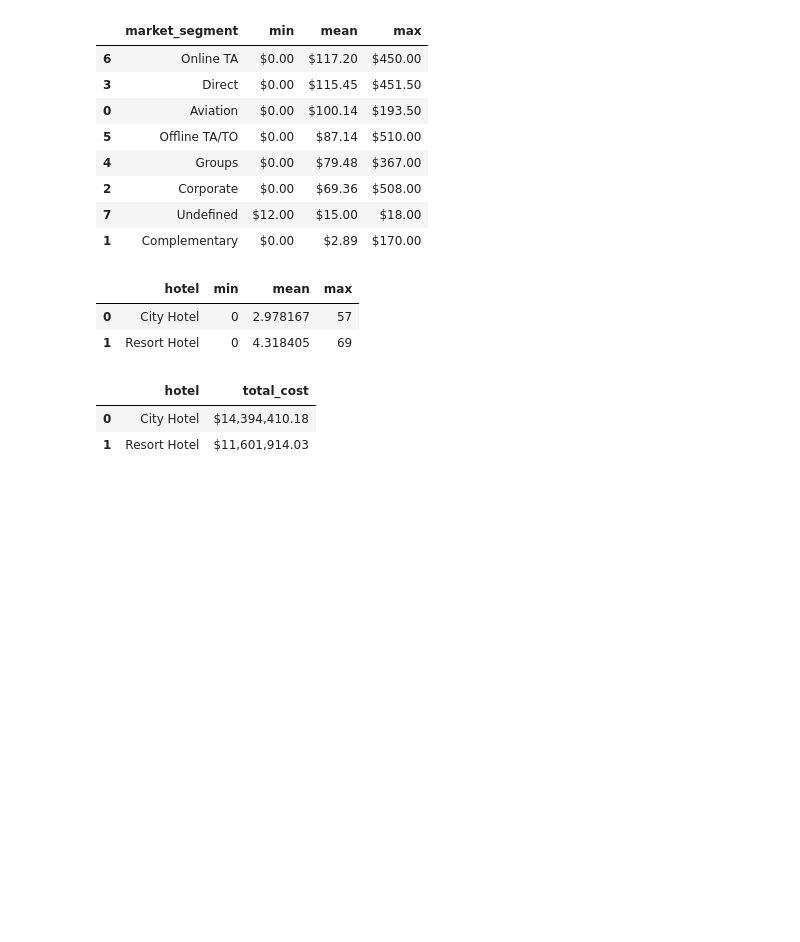
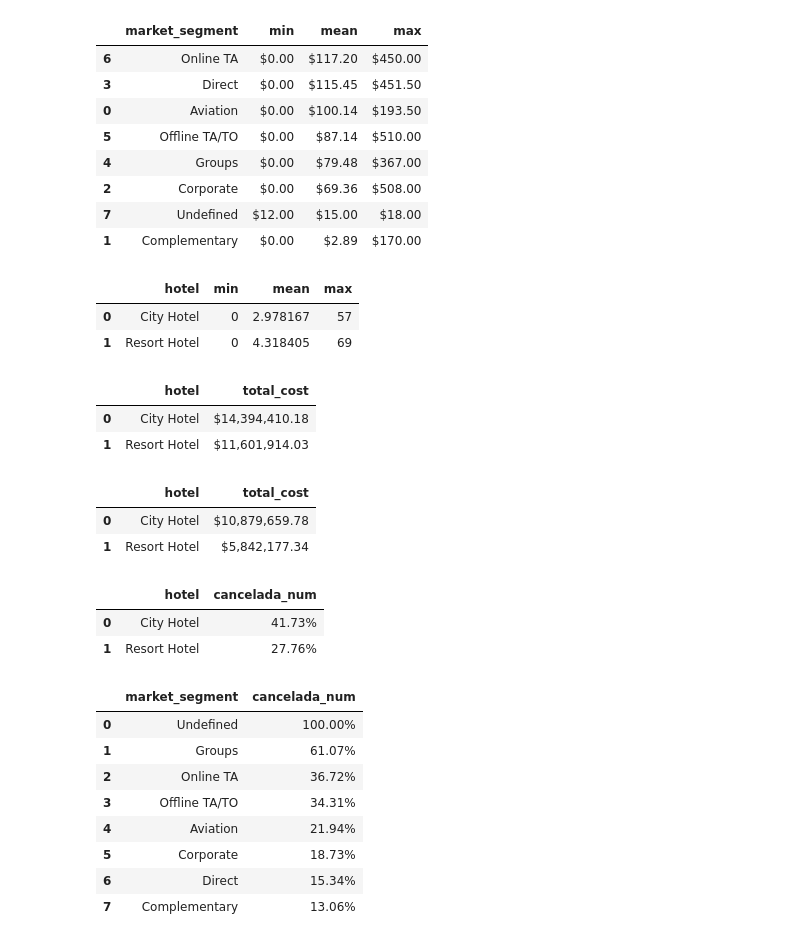
Before and after one commit to luisferdm6/02_analisis_hotelero_pandas, a Jupyter notebook: 01_limpieza_y_agrupaciones_hotel.ipynb, the cells around one changed output. Drawn from its saved outputs; the diff is of its cells as text; code cells hidden in the pictures; blank space fills up the shorter version.

```diff
--- a/01_limpieza_y_agrupaciones_hotel.ipynb
+++ b/01_limpieza_y_agrupaciones_hotel.ipynb
@@ -315,3 +315,43 @@ ingresos_hotel
 |  | hotel | total_cost |
 | 0 | City Hotel | $14,394,410.18 |
 | 1 | Resort Hotel | $11,601,914.03 |
+# %%
+#¿Cuál de los dos hoteles tiene una fuga financiera más grave por cancelaciones?
+
+ingresos_perdidos = df_real[df_real['is_canceled'] == 'Yes'].groupby('hotel')['total_cost'].sum().reset_index()
+
+ingresos_perdidos['total_cost'] = ingresos_perdidos['total_cost'].map('${:,.2f}'.format)
+
+ingresos_perdidos
+# %% [output]
+|  | hotel | total_cost |
+| 0 | City Hotel | $10,879,659.78 |
+| 1 | Resort Hotel | $5,842,177.34 |
+# %%
+#¿Qué porcentaje exacto de todas las reservas recibidas termina en cancelación en cada hotel?
+
+df_real['cancelada_num'] = df_real['is_canceled'] == 'Yes'
+
+tasa_cancelacion = df_real.groupby('hotel')['cancelada_num'].mean().map('{:.2%}'.format).reset_index()
+
+tasa_cancelacion
+# %% [output]
+|  | hotel | cancelada_num |
+| 0 | City Hotel | 41.73% |
+| 1 | Resort Hotel | 27.76% |
+# %%
+#Ya sabemos que el City Hotel tiene un 41.73% de cancelaciones. Pero, ¿a través de qué canal comercial están llegando los clientes más informales y canceladores?
+
+tasa_segmento = df_real.groupby('market_segment')['cancelada_num'].mean().sort_values(ascending=False).map('{:.2%}'.format).reset_index()
+
+tasa_segmento
+# %% [output]
+|  | market_segment | cancelada_num |
+| 0 | Undefined | 100.00% |
+| 1 | Groups | 61.07% |
+| 2 | Online TA | 36.72% |
+| 3 | Offline TA/TO | 34.31% |
+| 4 | Aviation | 21.94% |
+| 5 | Corporate | 18.73% |
+| 6 | Direct | 15.34% |
+| 7 | Complementary | 13.06% |
```
Also changed, not shown: parts of 4 cells of this notebook.
